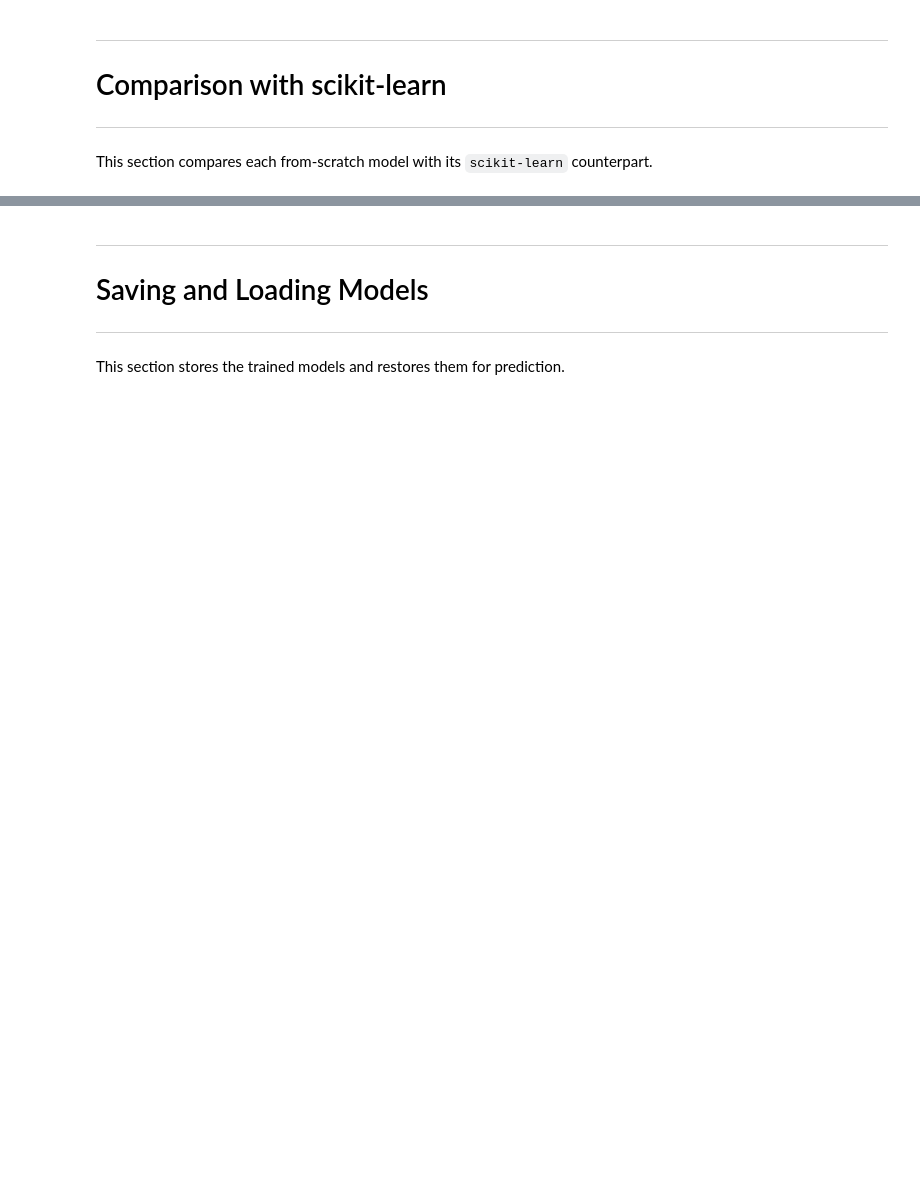
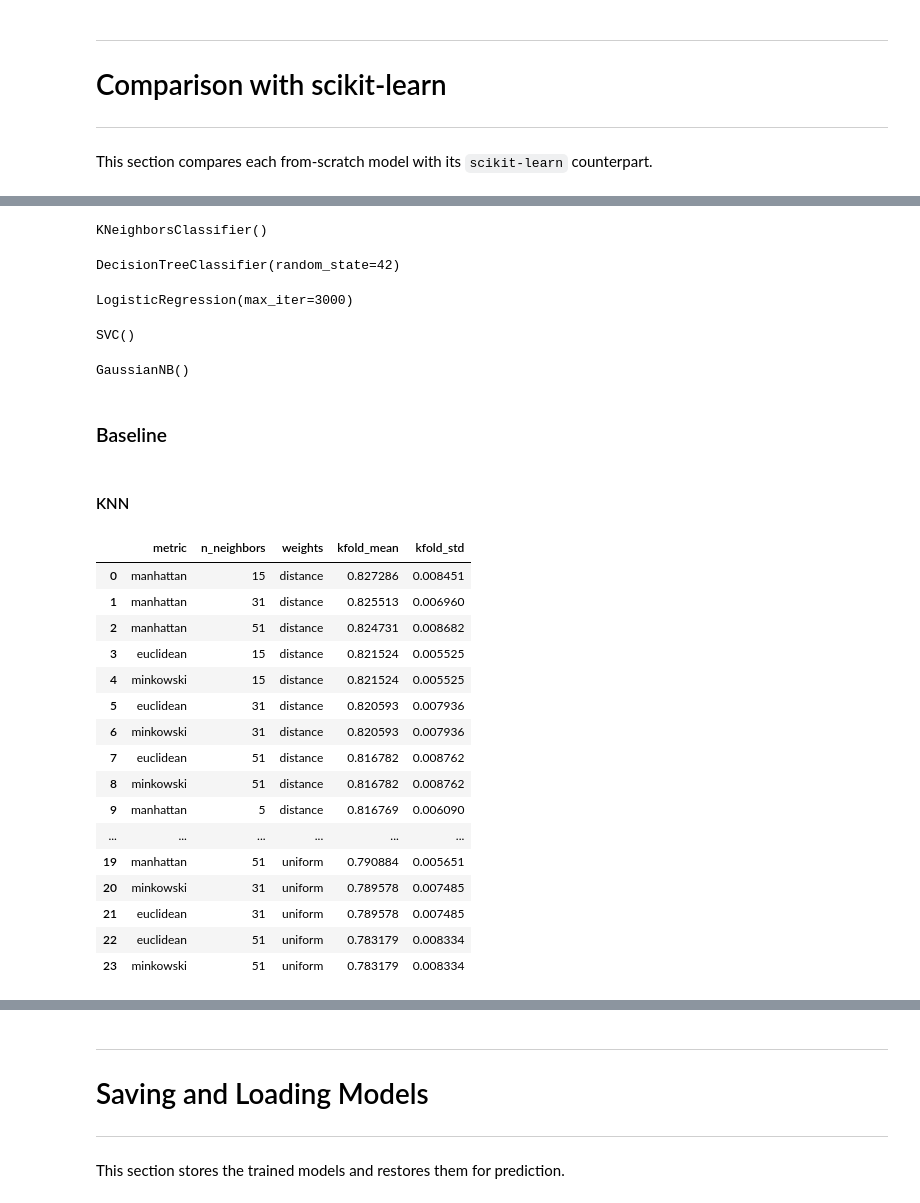
Before and after one commit to adielrum/IF3170_G32_PasukanPramaPutra, a Jupyter notebook: src/main.ipynb, the cells around one changed output, grey strips where cells are left out. Cells and saved outputs as stored; diff of their text form; code cells hidden in the pictures; blank space fills up the shorter version.

```diff
--- a/src/main.ipynb
+++ b/src/main.ipynb
@@ -2242,0 +2582,16 @@ This section compares each from-scratch model with its `scikit-learn` counterpar
+# %%
+def tune_scikit(model, grid, X, y, method=None, use_pca=False, include_temporal=True):
+    rows = []
+
+    for params in ParameterGrid(grid):
+        scores = kfold_scores(
+            clone(model).set_params(**params),
+            X,
+            y,
+            method=method,
+            use_pca=use_pca,
+            include_temporal=include_temporal
+        )
+        rows.append({**params, 'kfold_mean': scores.mean(), 'kfold_std': scores.std()})
+
+    return pd.DataFrame(rows).sort_values('kfold_mean', ascending=False, ignore_index=True)
@@ -2242,0 +2600,58 @@ This section compares each from-scratch model with its `scikit-learn` counterpar
+# %%
+from sklearn.neighbors import KNeighborsClassifier as KNeighborsClassifierScikit
+knn_scikit = KNeighborsClassifierScikit()
+knn_scikit
+# %% [output]
+KNeighborsClassifier()
+# %%
+from sklearn.tree import DecisionTreeClassifier as DecisionTreeClassifierScikit
+dtl_scikit = DecisionTreeClassifierScikit(random_state=Settings.SEED)
+dtl_scikit
+# %% [output]
+DecisionTreeClassifier(random_state=42)
+# %%
+from sklearn.linear_model import LogisticRegression as LogisticRegressionScikit
+lr_scikit = LogisticRegressionScikit(max_iter=3000)
+lr_scikit
+# %% [output]
+LogisticRegression(max_iter=3000)
+# %%
+from sklearn.svm import SVC as SVCScikit
+svc_scikit = SVCScikit(kernel="rbf", C=1.0, gamma="scale")
+svc_scikit
+# %% [output]
+SVC()
+# %%
+from sklearn.naive_bayes import GaussianNB as GaussianNBScikit
+gnb_scikit = GaussianNBScikit()
+gnb_scikit
+# %% [output]
+GaussianNB()
+# %% [markdown]
+### Baseline
+# %% [markdown]
+#### KNN
+# %%
+tune_scikit(knn_scikit,
+ {'n_neighbors': [5, 15, 31, 51],
+  'metric': ['euclidean', 'manhattan', 'minkowski'],
+  'weights': ['uniform', 'distance']},
+     X_train_raw, y_train_final, method=None)
+# %% [output]
+|  | metric | n_neighbors | weights | kfold_mean | kfold_std |
+| 0 | manhattan | 15 | distance | 0.827286 | 0.008451 |
+| 1 | manhattan | 31 | distance | 0.825513 | 0.006960 |
+| 2 | manhattan | 51 | distance | 0.824731 | 0.008682 |
+| 3 | euclidean | 15 | distance | 0.821524 | 0.005525 |
+| 4 | minkowski | 15 | distance | 0.821524 | 0.005525 |
+| 5 | euclidean | 31 | distance | 0.820593 | 0.007936 |
+| 6 | minkowski | 31 | distance | 0.820593 | 0.007936 |
+| 7 | euclidean | 51 | distance | 0.816782 | 0.008762 |
+| 8 | minkowski | 51 | distance | 0.816782 | 0.008762 |
+| 9 | manhattan | 5 | distance | 0.816769 | 0.006090 |
+| ... | ... | ... | ... | ... | ... |
+| 19 | manhattan | 51 | uniform | 0.790884 | 0.005651 |
+| 20 | minkowski | 31 | uniform | 0.789578 | 0.007485 |
+| 21 | euclidean | 31 | uniform | 0.789578 | 0.007485 |
+| 22 | euclidean | 51 | uniform | 0.783179 | 0.008334 |
+| 23 | minkowski | 51 | uniform | 0.783179 | 0.008334 |
```
Also changed, not shown: parts of 118 cells of this notebook.
